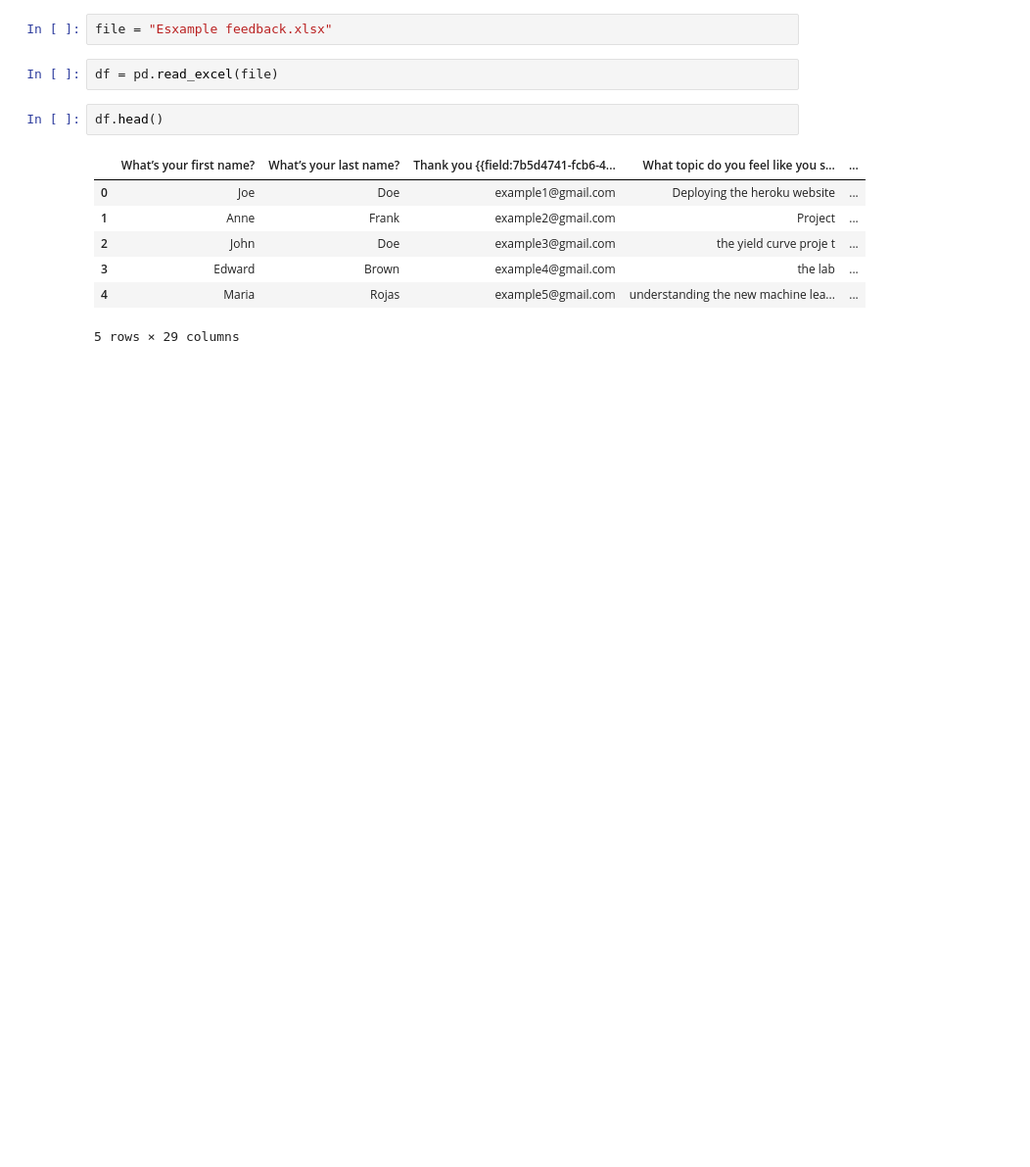
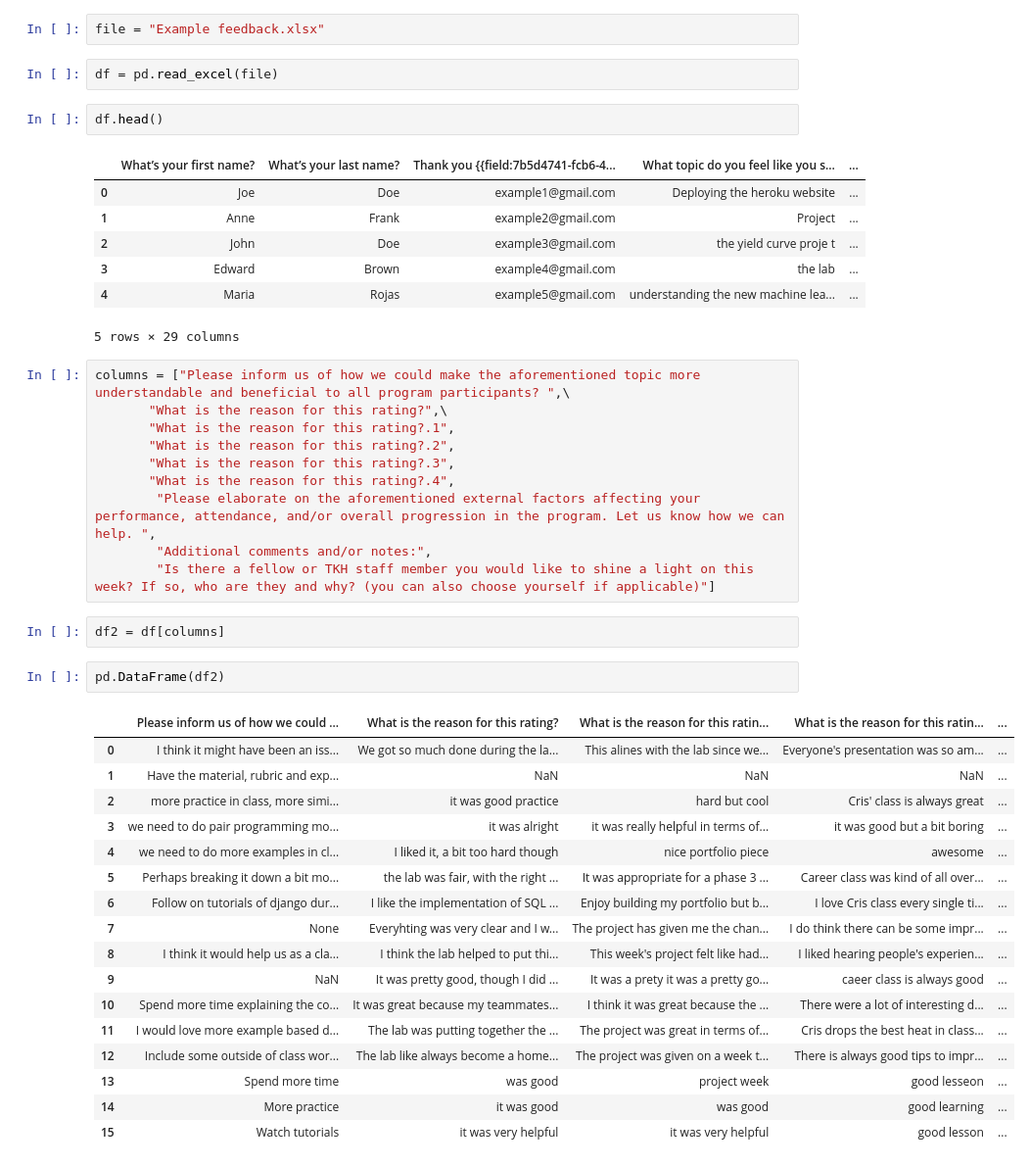
Before and after one commit to clarizamayo/BMI_Tone_Analyzer, a Jupyter notebook: analyzer.ipynb, the cells around one changed output. Shown at 98% size. Saved outputs shown, nothing was run; the diff lists cells and outputs as text; blank space fills up the shorter version.

```diff
--- a/analyzer.ipynb
+++ b/analyzer.ipynb
@@ -14,7 +14,7 @@
 # %%
 import pandas as pd
 # %%
-file = "Esxample feedback.xlsx"
+file = "Example feedback.xlsx"
 # %%
 df = pd.read_excel(file)
 # %%
@@ -27,6 +27,38 @@ df.head()
 | 3 | Edward | Brown | example4@gmail.com | the lab | ... |
 | 4 | Maria | Rojas | example5@gmail.com | understanding the new machine lea... | ... |
 5 rows × 29 columns
+# %%
+columns = ["Please inform us of how we could make the aforementioned topic more understandable and beneficial to all program participants? ",\
+       "What is the reason for this rating?",\
+       "What is the reason for this rating?.1",
+       "What is the reason for this rating?.2",
+       "What is the reason for this rating?.3",
+       "What is the reason for this rating?.4",
+        "Please elaborate on the aforementioned external factors affecting your performance, attendance, and/or overall progression in the program. Let us know how we can help. ",
+        "Additional comments and/or notes:",
+        "Is there a fellow or TKH staff member you would like to shine a light on this week? If so, who are they and why? (you can also choose yourself if applicable)"]
+# %%
+df2 = df[columns]
+# %%
+pd.DataFrame(df2)
+# %% [output]
+|  | Please inform us of how we could ... | What is the reason for this rating? | What is the reason for this ratin... | What is the reason for this ratin... | ... |
+| 0 | I think it might have been an iss... | We got so much done during the la... | This alines with the lab since we... | Everyone's presentation was so am... | ... |
+| 1 | Have the material, rubric and exp... | NaN | NaN | NaN | ... |
+| 2 | more practice in class, more simi... | it was good practice | hard but cool | Cris' class is always great | ... |
+| 3 | we need to do pair programming mo... | it was alright | it was really helpful in terms of... | it was good but a bit boring | ... |
+| 4 | we need to do more examples in cl... | I liked it, a bit too hard though | nice portfolio piece | awesome | ... |
+| 5 | Perhaps breaking it down a bit mo... | the lab was fair, with the right ... | It was appropriate for a phase 3 ... | Career class was kind of all over... | ... |
+| 6 | Follow on tutorials of django dur... | I like the implementation of SQL ... | Enjoy building my portfolio but b... | I love Cris class every single ti... | ... |
+| 7 | None | Everyhting was very clear and I w... | The project has given me the chan... | I do think there can be some impr... | ... |
+| 8 | I think it would help us as a cla... | I think the lab helped to put thi... | This week's project felt like had... | I liked hearing people's experien... | ... |
+| 9 | NaN | It was pretty good, though I did ... | It was a prety it was a pretty go... | caeer class is always good | ... |
+| 10 | Spend more time explaining the co... | It was great because my teammates... | I think it was great because the ... | There were a lot of interesting d... | ... |
+| 11 | I would love more example based d... | The lab was putting together the ... | The project was great in terms of... | Cris drops the best heat in class... | ... |
+| 12 | Include some outside of class wor... | The lab like always become a home... | The project was given on a week t... | There is always good tips to impr... | ... |
+| 13 | Spend more time | was good | project week | good lesseon | ... |
+| 14 | More practice | it was good | was good | good learning | ... |
+| 15 | Watch tutorials | it was very helpful | it was very helpful | good lesson | ... |
 # %%
 import urllib
 import requests
```
Also changed, not shown: parts of 3 cells of this notebook, 1 other file.
